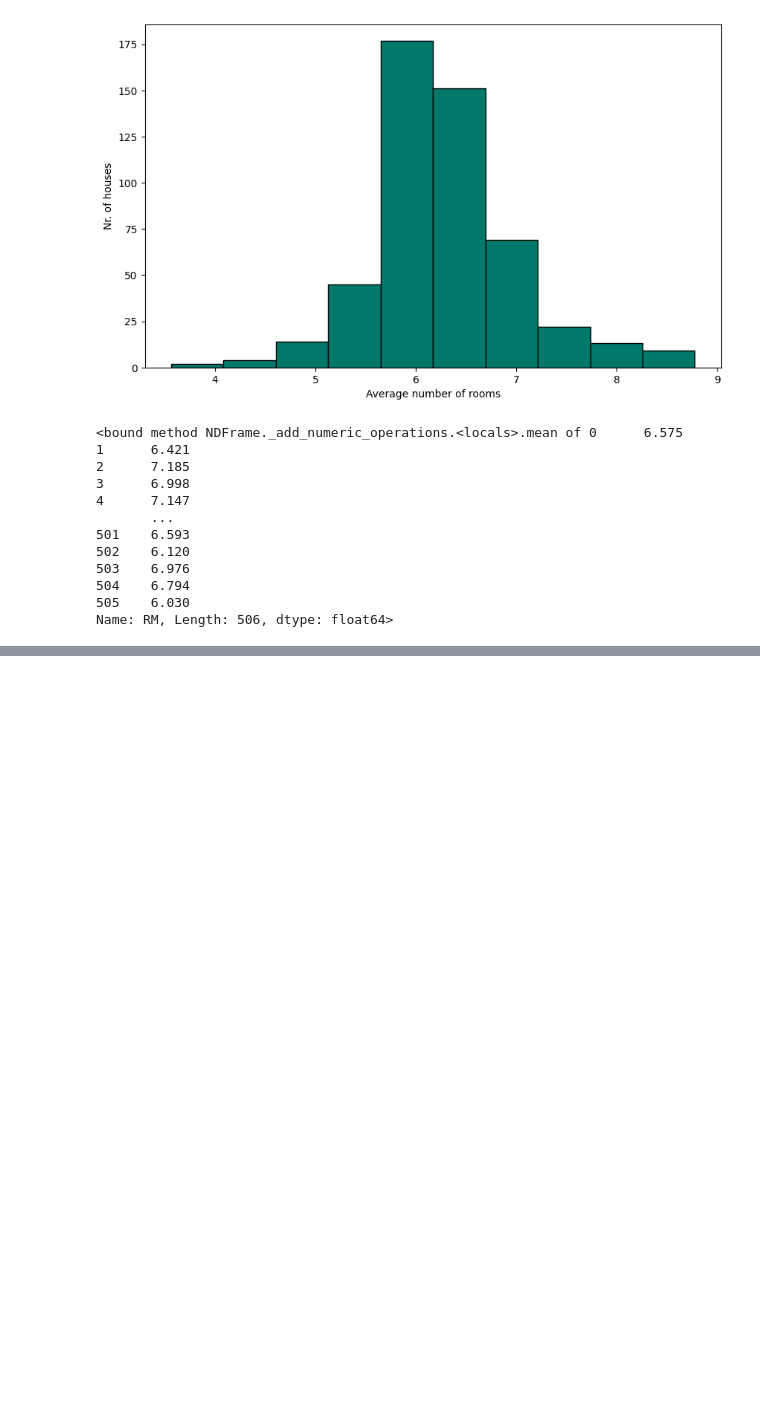
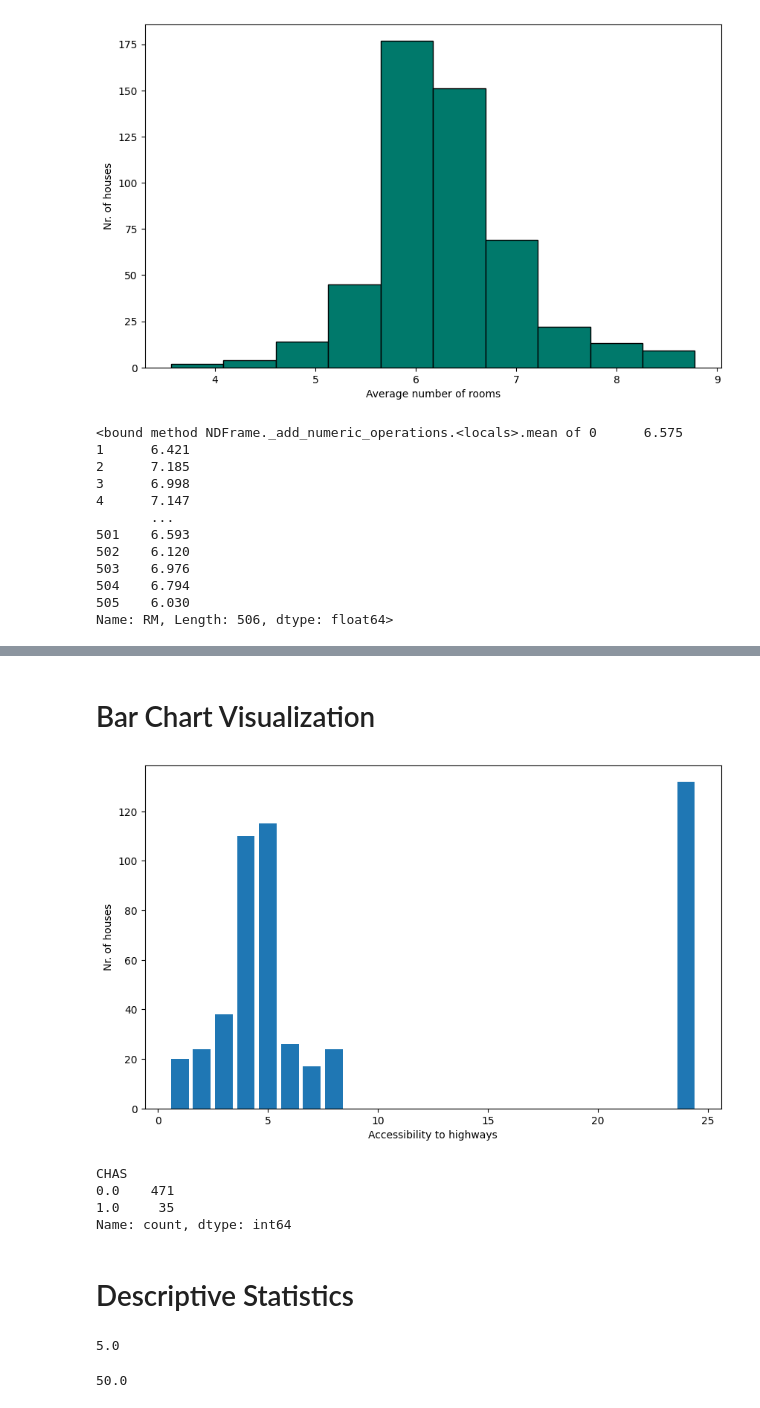
Before and after one commit to JonniiRingo/Data-Science-Ml, a Jupyter notebook: 04 Multivariate Regression.ipynb, the cells around one changed output, grey strips where cells are left out. Saved outputs shown, nothing was run; the diff lists cells and outputs as text; code cells hidden in the pictures; blank space fills up the shorter version.

Commit message:
Descriptive Statistics

```diff
--- a/04 Multivariate Regression.ipynb
+++ b/04 Multivariate Regression.ipynb
@@ -233,0 +256,32 @@ Name: RM, Length: 506, dtype: float64>
+# %% [markdown]
+# Bar Chart Visualization
+# %%
+frequency = data['RAD'].value_counts()
+# type(frequency)
+# frequency.index
+# frequency.axes[0]
+plt.figure(figsize=(10, 6))
+plt.xlabel("Accessibility to highways")
+plt.ylabel('Nr. of houses')
+plt.bar(frequency.index, height=frequency)
+plt.show()
+# %% [output]
+[figure, added]
+# %%
+# Dummy Variables capture extra information usually in the form of boolean
+data['CHAS'].value_counts()
+# %% [output]
+CHAS
+0.0    471
+1.0     35
+Name: count, dtype: int64
+# %% [markdown]
+# Descriptive Statistics
+# %%
+data['PRICE'].min()
+# %% [output]
+5.0
+# %%
+data['PRICE'].max()
+# %% [output]
+50.0
```
Also changed, not shown: parts of 6 cells of this notebook.
